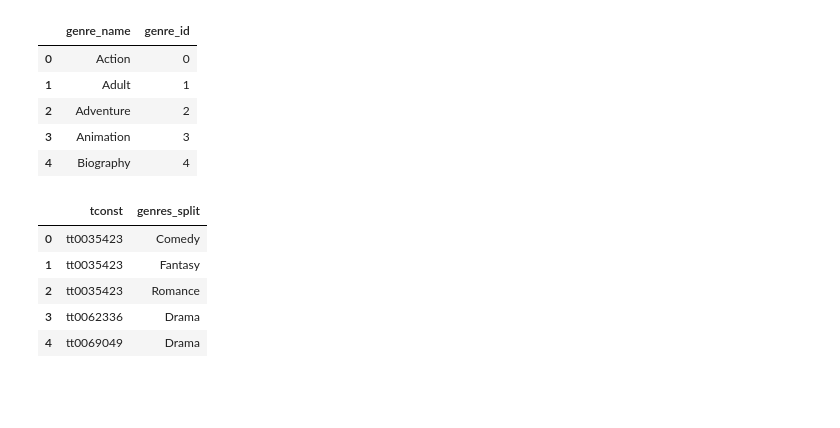
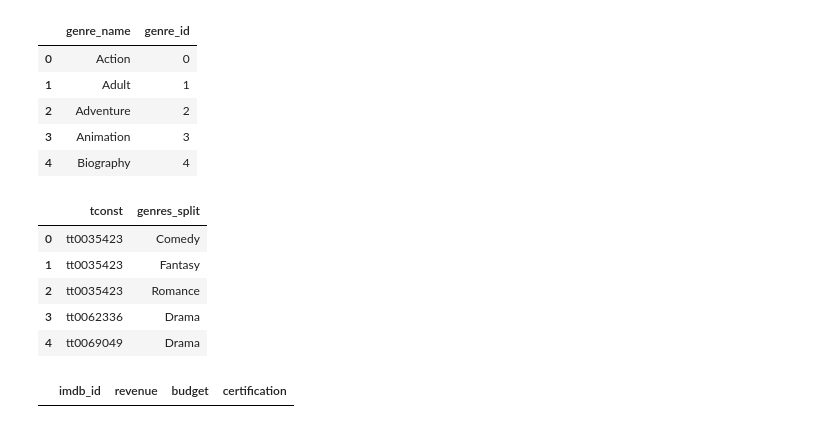
Before and after one commit to donmarcolaureano/Movie-Database, a Jupyter notebook: Transform_and_load.ipynb, the cells around one changed output. Drawn from its saved outputs; the diff is of its cells as text; code cells hidden in the pictures; blank space fills up the shorter version.

```diff
--- a/Transform_and_load.ipynb
+++ b/Transform_and_load.ipynb
@@ -330,3 +317,11 @@ pd.read_sql(q, conn)
 | 2 | tt0035423 | Romance |
 | 3 | tt0062336 | Drama |
 | 4 | tt0069049 | Drama |
+# %%
+q = """SELECT *
+FROM tmdb_data
+
+"""""
+pd.read_sql(q, conn)
+# %% [output]
+|  | imdb_id | revenue | budget | certification |
```
Also changed, not shown: parts of 7 cells of this notebook.
